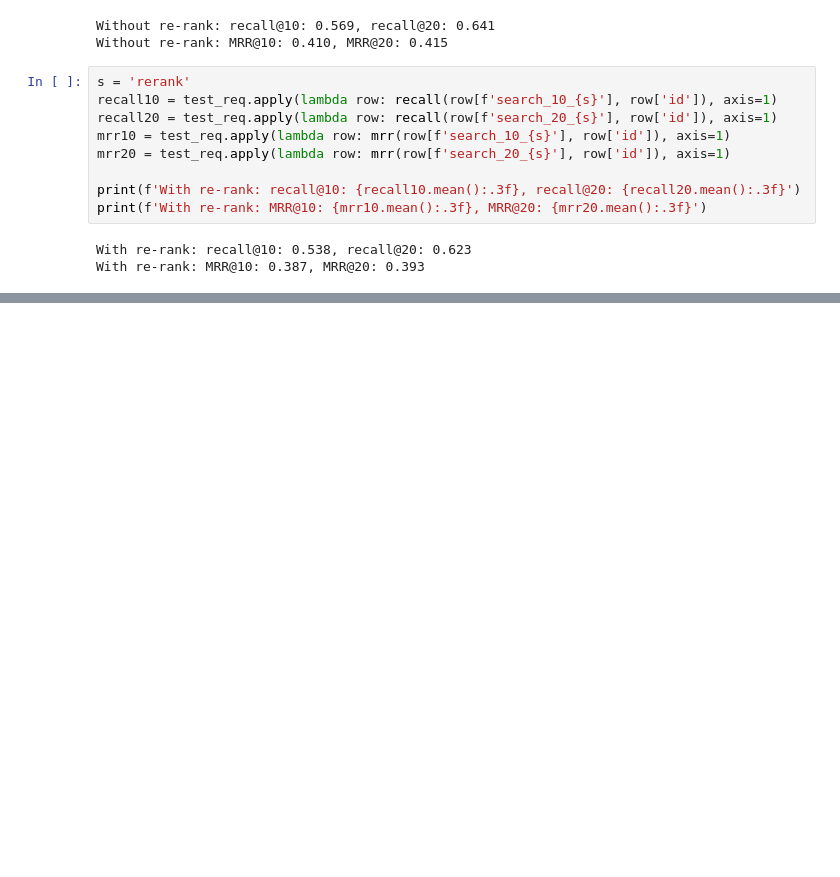
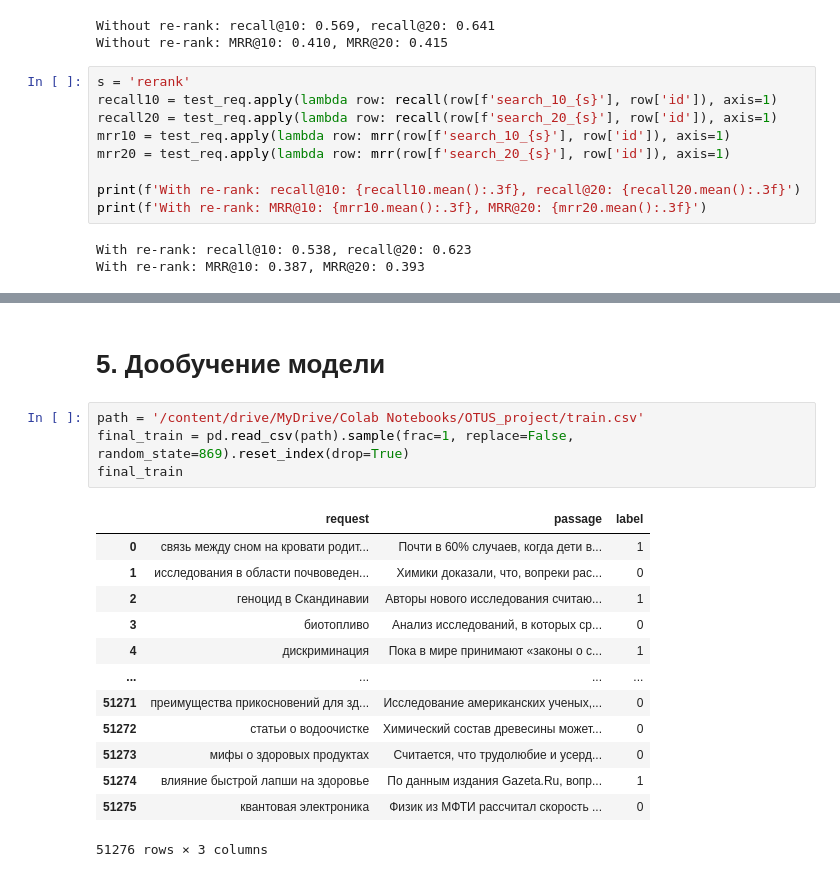
Before and after one commit to VladShajdulin/OTUS_project, a Jupyter notebook: OTUS_project.ipynb, the cells around one changed output, grey strips where cells are left out. Cells and saved outputs as stored; diff of their text form; blank space fills up the shorter version.

```diff
--- a/OTUS_project.ipynb
+++ b/OTUS_project.ipynb
@@ -223,0 +341,20 @@ With re-rank: MRR@10: 0.387, MRR@20: 0.393
+# %% [markdown]
+# 5. Дообучение модели
+# %%
+path = '/content/drive/MyDrive/Colab Notebooks/OTUS_project/train.csv'
+final_train = pd.read_csv(path).sample(frac=1, replace=False, random_state=869).reset_index(drop=True)
+final_train
+# %% [output]
+|  | request | passage | label |
+| 0 | связь между сном на кровати родит... | Почти в 60% случаев, когда дети в... | 1 |
+| 1 | исследования в области почвоведен... | Химики доказали, что, вопреки рас... | 0 |
+| 2 | геноцид в Скандинавии | Авторы нового исследования считаю... | 1 |
+| 3 | биотопливо | Анализ исследований, в которых ср... | 0 |
+| 4 | дискриминация | Пока в мире принимают «законы о с... | 1 |
+| ... | ... | ... | ... |
+| 51271 | преимущества прикосновений для зд... | Исследование американских ученых,... | 0 |
+| 51272 | статьи о водоочистке | Химический состав древесины может... | 0 |
+| 51273 | мифы о здоровых продуктах | Считается, что трудолюбие и усерд... | 0 |
+| 51274 | влияние быстрой лапши на здоровье | По данным издания Gazeta.Ru, вопр... | 1 |
+| 51275 | квантовая электроника | Физик из МФТИ рассчитал скорость ... | 0 |
+51276 rows × 3 columns
```
Also changed, not shown: parts of 14 cells of this notebook, 1 other file.
